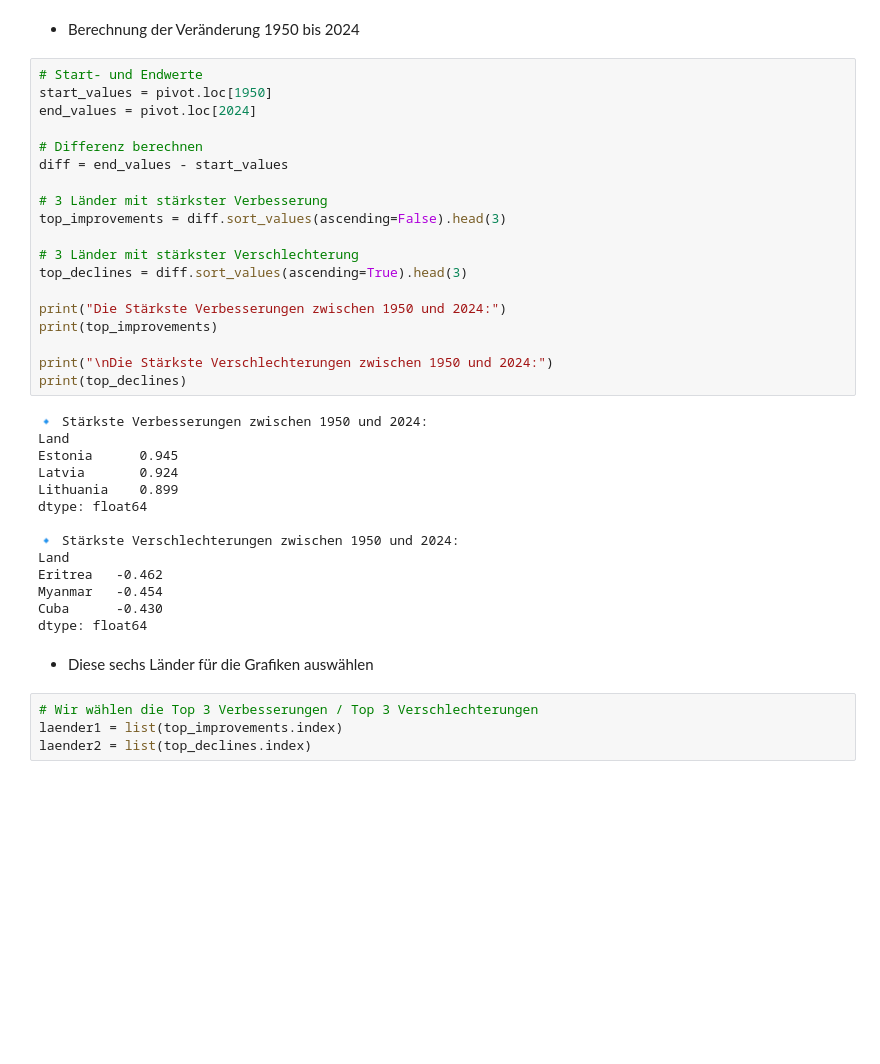
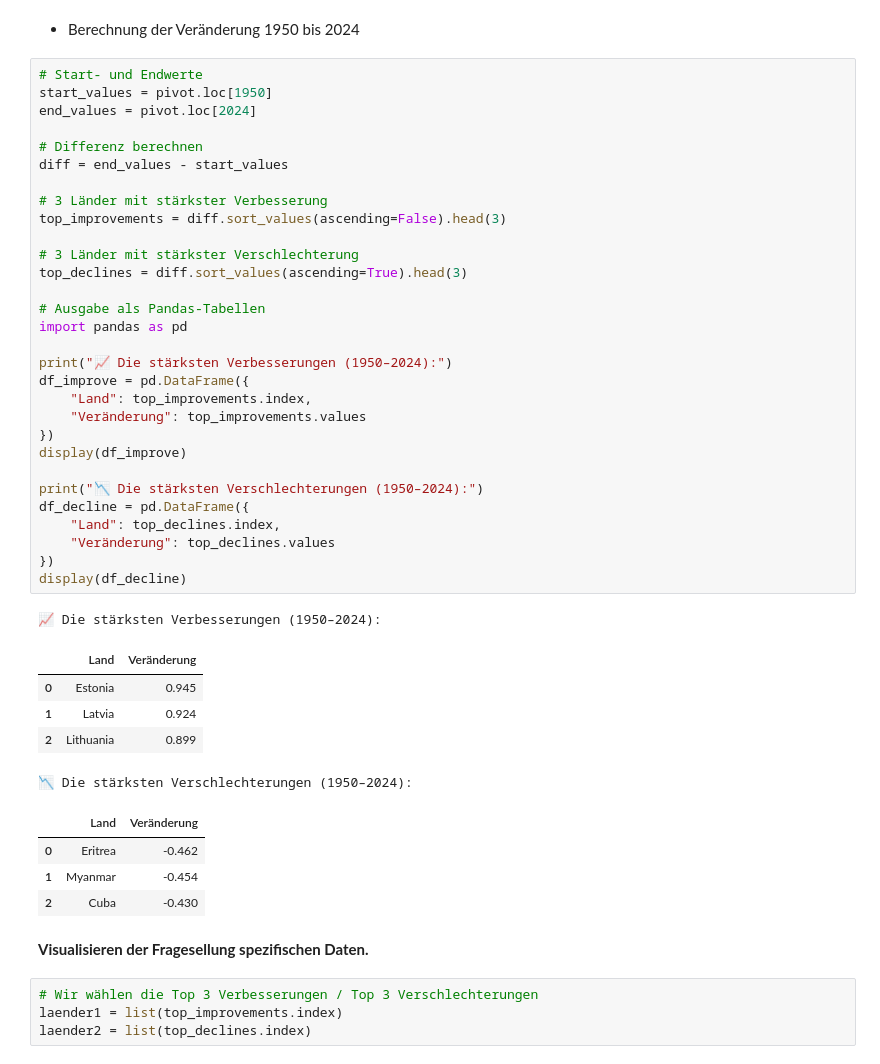
Before and after one commit to haschdav/LN-Python, a Jupyter notebook: LN_Python.ipynb, the cells around one changed output. Cells and saved outputs as stored; diff of their text form; blank space fills up the shorter version.

```diff
--- a/LN_Python.ipynb
+++ b/LN_Python.ipynb
@@ -214,38 +212,46 @@ pivot = df_filtered.pivot_table(
 # %%
 # Start- und Endwerte
 start_values = pivot.loc[1950]
 end_values = pivot.loc[2024]
 
 # Differenz berechnen
 diff = end_values - start_values
 
 # 3 Länder mit stärkster Verbesserung
 top_improvements = diff.sort_values(ascending=False).head(3)
 
 # 3 Länder mit stärkster Verschlechterung
 top_declines = diff.sort_values(ascending=True).head(3)
 
-print("Die Stärkste Verbesserungen zwischen 1950 und 2024:")
-print(top_improvements)
+# Ausgabe als Pandas-Tabellen
+import pandas as pd
 
-print("\nDie Stärkste Verschlechterungen zwischen 1950 und 2024:")
-print(top_declines)
+print("📈 Die stärksten Verbesserungen (1950–2024):")
+df_improve = pd.DataFrame({
+    "Land": top_improvements.index,
+    "Veränderung": top_improvements.values
+})
+display(df_improve)
+
+print("📉 Die stärksten Verschlechterungen (1950–2024):")
+df_decline = pd.DataFrame({
+    "Land": top_declines.index,
+    "Veränderung": top_declines.values
+})
+display(df_decline)
 # %% [output]
-🔹 Stärkste Verbesserungen zwischen 1950 und 2024:
-Land
-Estonia      0.945
-Latvia       0.924
-Lithuania    0.899
-dtype: float64
-
-🔹 Stärkste Verschlechterungen zwischen 1950 und 2024:
-Land
-Eritrea   -0.462
-Myanmar   -0.454
-Cuba      -0.430
-dtype: float64
+📈 Die stärksten Verbesserungen (1950–2024):
+|  | Land | Veränderung |
+| 0 | Estonia | 0.945 |
+| 1 | Latvia | 0.924 |
+| 2 | Lithuania | 0.899 |
+📉 Die stärksten Verschlechterungen (1950–2024):
+|  | Land | Veränderung |
+| 0 | Eritrea | -0.462 |
+| 1 | Myanmar | -0.454 |
+| 2 | Cuba | -0.430 |
 # %% [markdown]
-- Diese sechs Länder für die Grafiken auswählen
+**Visualisieren der Fragesellung spezifischen Daten.**
 # %%
 # Wir wählen die Top 3 Verbesserungen / Top 3 Verschlechterungen
 laender1 = list(top_improvements.index)
```
Also changed, not shown: parts of 9 cells of this notebook.
